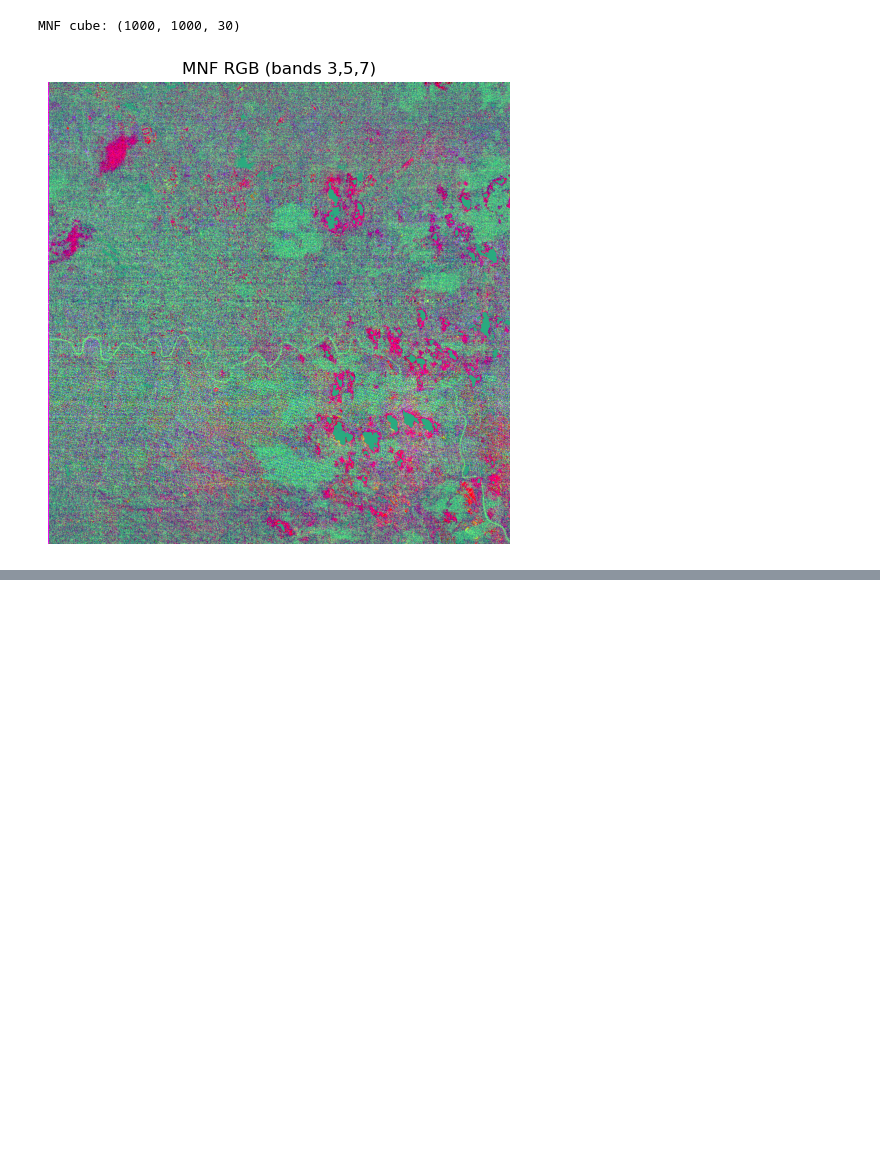
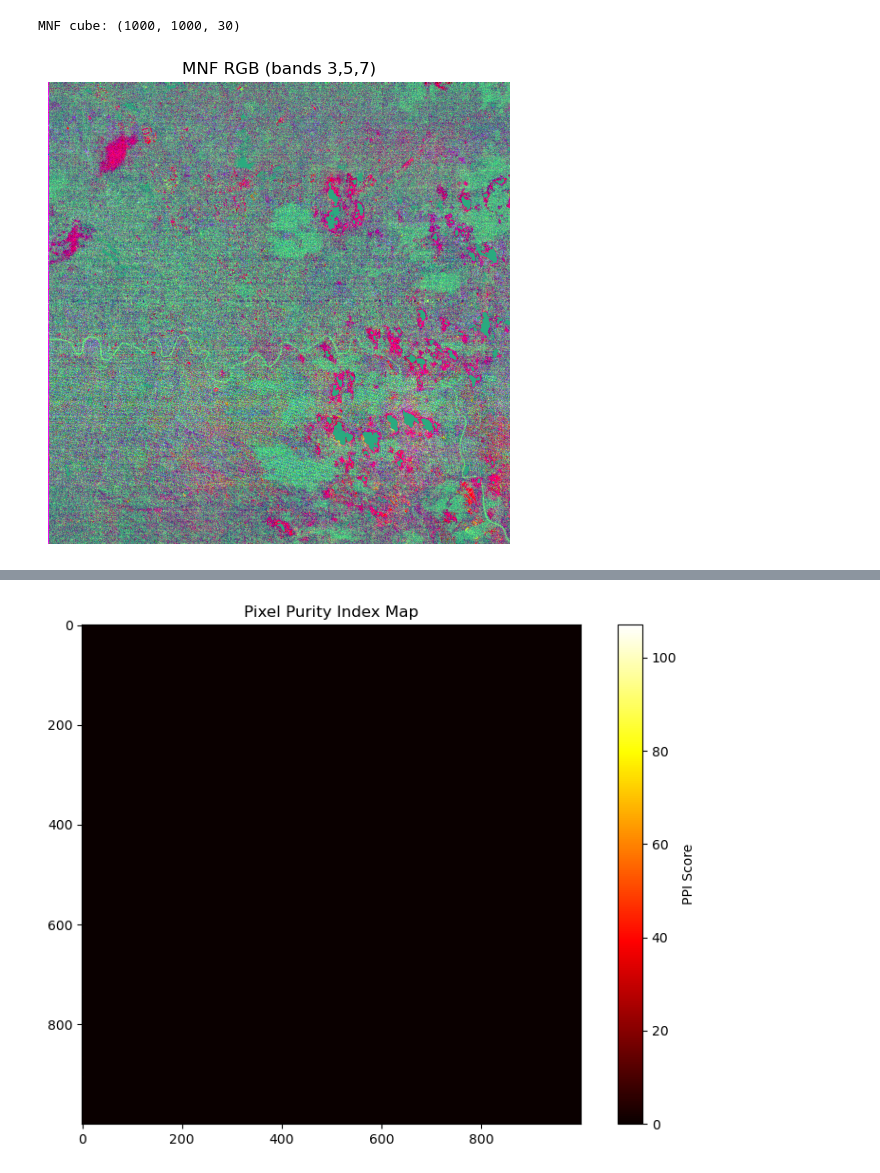
Before and after one commit to Daljit777/hyperspec_project, a Jupyter notebook: project.ipynb, the cells around one changed output, grey strips where cells are left out. Drawn from its saved outputs; the diff is of its cells as text; code cells hidden in the pictures; blank space fills up the shorter version.

```diff
--- a/project.ipynb
+++ b/project.ipynb
@@ -826,3 +826,88 @@ plt.imsave("mnf_rgb.png", rgb_stretched)
 # %% [output]
 MNF cube: (1000, 1000, 30)
 [figure]
+# %%
+# PPI (feature extraction)
+import numpy as np
+import matplotlib.pyplot as plt
+from sklearn.preprocessing import normalize
+
+# =========================================================
+# STEP 1: Load MNF cube
+# =========================================================
+cube = np.load("mnf_cube.npy")
+print("Input MNF cube shape:", cube.shape)
+
+# Use only first 10 MNF bands (SAFE & STANDARD)
+cube = cube[:, :, :10]
+rows, cols, bands = cube.shape
+print("Using bands:", bands)
+
+# =========================================================
+# STEP 2: Reshape cube to pixel vectors
+# =========================================================
+# Each pixel = one spectrum
+X = cube.reshape(-1, bands)
+print("Reshaped for PPI:", X.shape)
+
+# Remove NaNs (important!)
+valid_mask = np.all(np.isfinite(X), axis=1)
+X = X[valid_mask]
+
+# =========================================================
+# STEP 3: Initialize PPI counter
+# =========================================================
+ppi_scores = np.zeros(X.shape[0])
+
+# =========================================================
+# STEP 4: Generate random projection vectors
+# =========================================================
+num_projections = 500   # balanced for laptop
+random_vectors = np.random.randn(num_projections, bands)
+random_vectors = normalize(random_vectors)
+
+print("Running PPI with", num_projections, "projections")
+
+# =========================================================
+# STEP 5: PPI core algorithm
+# =========================================================
+for i in range(num_projections):
+    projections = X @ random_vectors[i]
+
+    max_idx = np.argmax(projections)
+    min_idx = np.argmin(projections)
+
+    ppi_scores[max_idx] += 1
+    ppi_scores[min_idx] += 1
+
+print("PPI computation finished")
+
+# =========================================================
+# STEP 6: Rebuild full PPI image
+# =========================================================
+ppi_full = np.zeros(rows * cols)
+ppi_full[valid_mask] = ppi_scores
+
+ppi_map = ppi_full.reshape(rows, cols)
+
+# Save for later steps
+np.save("ppi_scores.npy", ppi_map)
+
+# =========================================================
+# STEP 7: Visualize PPI (proof)
+# =========================================================
+plt.figure(figsize=(8, 6))
+plt.imshow(ppi_map, cmap="hot")
+plt.colorbar(label="PPI Score")
+plt.title("Pixel Purity Index Map")
+plt.tight_layout()
+plt.savefig("ppi_map.png", dpi=200)
+plt.show()
+
+# =========================================================
+# STEP 8: Print statistics (scientific validation)
+# =========================================================
+print("PPI min:", ppi_map.min())
+print("PPI max:", ppi_map.max())
+print("PPI mean:", ppi_map.mean())
+# %% [output]
@@ -828,0 +919 @@ MNF cube: (1000, 1000, 30)
+[figure, added]
```
Also changed, not shown: parts of 1 cell of this notebook.
